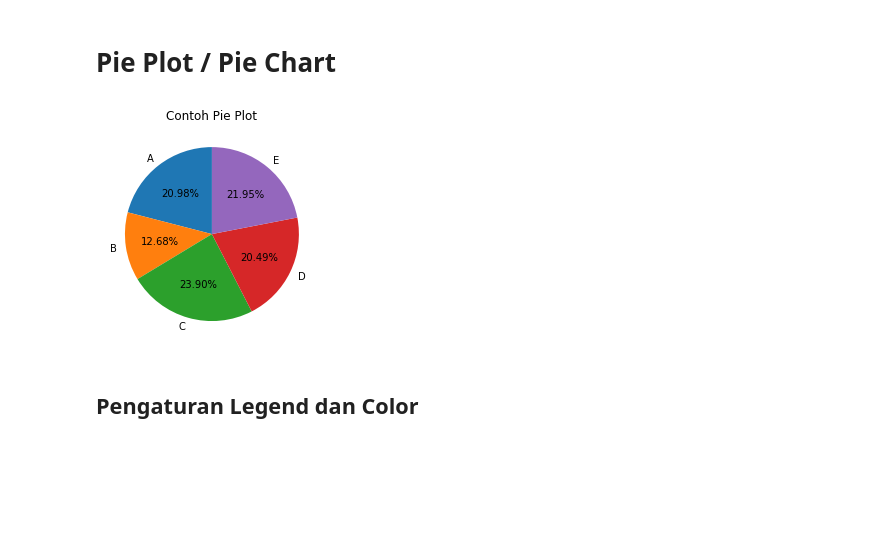
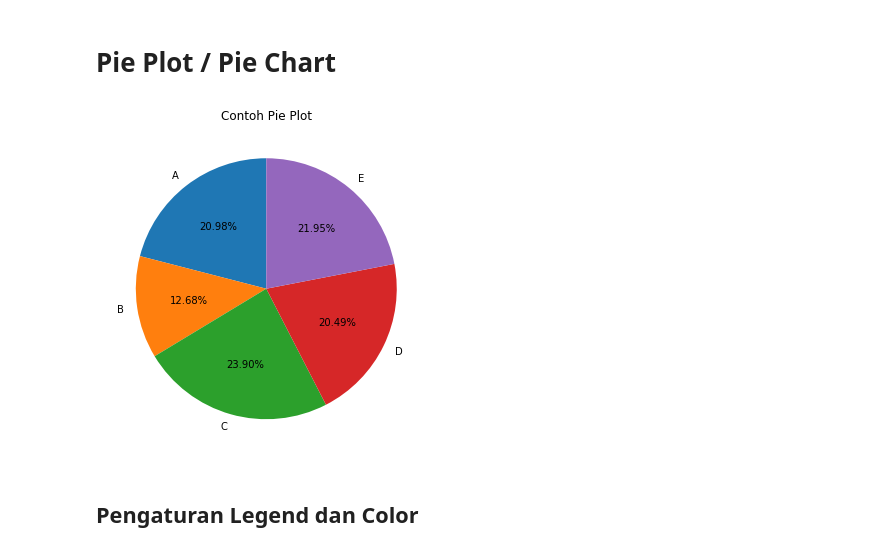
Before and after one commit to rshby/belajar_sendiri, a Jupyter notebook: Matplotlib.ipynb, the cells around one changed output. Drawn from its saved outputs; the diff is of its cells as text; code cells hidden in the pictures; blank space fills up the shorter version.

```diff
--- a/Matplotlib.ipynb
+++ b/Matplotlib.ipynb
@@ -418,16 +418,17 @@ plt.show()
 data = [215, 130, 245, 210, 225]
 kategori = ["A", "B", "C", "D", "E"]
 # %%
+plt.figure(figsize=(6, 6))
 plt.pie(data,
        labels=kategori,
        autopct='%1.2f%%',
        startangle=90)
 
 plt.title("Contoh Pie Plot")
 
 plt.show()
 # %% [output]
-[figure, old version]
+[figure, new version]
 # %% [markdown]
 ## Pengaturan Legend dan Color
 # %%
```
Also changed, not shown: parts of 3 cells of this notebook.
